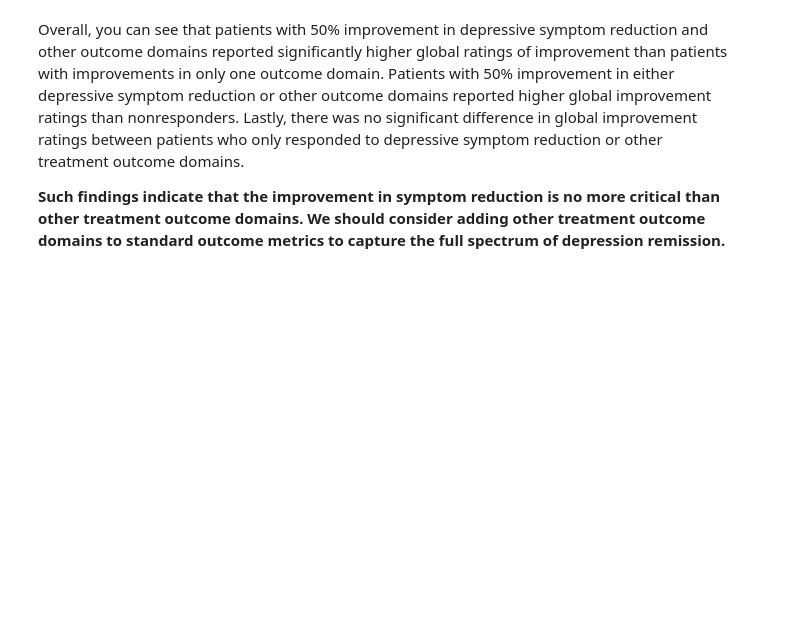
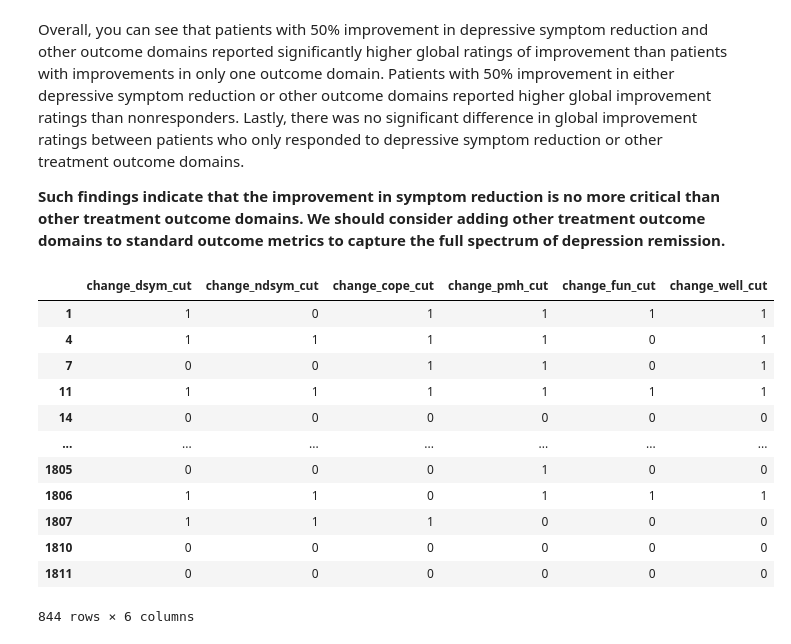
Before and after one commit to sin-ying-lin/phpTxOutcome, a Jupyter notebook: Code/RDQ_50PercentImprovement.ipynb, the cells around one changed output. Drawn from its saved outputs; the diff is of its cells as text; code cells hidden in the pictures; blank space fills up the shorter version.

```diff
--- a/Code/RDQ_50PercentImprovement.ipynb
+++ b/Code/RDQ_50PercentImprovement.ipynb
@@ -204,7 +208,7 @@ for sample in ['MDDAll', 'MDDCurrPrin']:
     dfMDD = locals().get('rdqImprvDxComp'+sample)
 
     #Create a contingency table
-    contingencyTable = pd.crosstab(dfMDD['change_dsym_cut'], dfMDD['change_'+'ndsym'+'_cut'])
+    contingencyTable = percentageTable = pd.crosstab(dfMDD['change_dsym_cut'], dfMDD['change_'+'ndsym'+'_cut'])
 
     for label in labels[2:]:
         contingencyTable = pd.concat([contingencyTable, pd.crosstab(dfMDD['change_dsym_cut'],
@@ -476,3 +480,19 @@ MDDCurrPrin : Dichotimized Improvement Scores
 Overall, you can see that patients with 50% improvement in depressive symptom reduction and other outcome domains reported significantly higher global ratings of improvement than patients with improvements in only one outcome domain. Patients with 50% improvement in either depressive symptom reduction or other outcome domains reported higher global improvement ratings than nonresponders. Lastly, there was no significant difference in global improvement ratings between patients who only responded to depressive symptom reduction or other treatment outcome domains.
 
 <b> Such findings indicate that the improvement in symptom reduction is no more critical than other treatment outcome domains. We should consider adding other treatment outcome domains to standard outcome metrics to capture the full spectrum of depression remission. </b>
+# %%
+dfMDD.filter(regex= 'change_.*_cut')
+# %% [output]
+|  | change_dsym_cut | change_ndsym_cut | change_cope_cut | change_pmh_cut | change_fun_cut | change_well_cut |
+| 1 | 1 | 0 | 1 | 1 | 1 | 1 |
+| 4 | 1 | 1 | 1 | 1 | 0 | 1 |
+| 7 | 0 | 0 | 1 | 1 | 0 | 1 |
+| 11 | 1 | 1 | 1 | 1 | 1 | 1 |
+| 14 | 0 | 0 | 0 | 0 | 0 | 0 |
+| ... | ... | ... | ... | ... | ... | ... |
+| 1805 | 0 | 0 | 0 | 1 | 0 | 0 |
+| 1806 | 1 | 1 | 0 | 1 | 1 | 1 |
+| 1807 | 1 | 1 | 1 | 0 | 0 | 0 |
+| 1810 | 0 | 0 | 0 | 0 | 0 | 0 |
+| 1811 | 0 | 0 | 0 | 0 | 0 | 0 |
+844 rows × 6 columns
```
Also changed, not shown: parts of 5 cells of this notebook, 13 other files.
